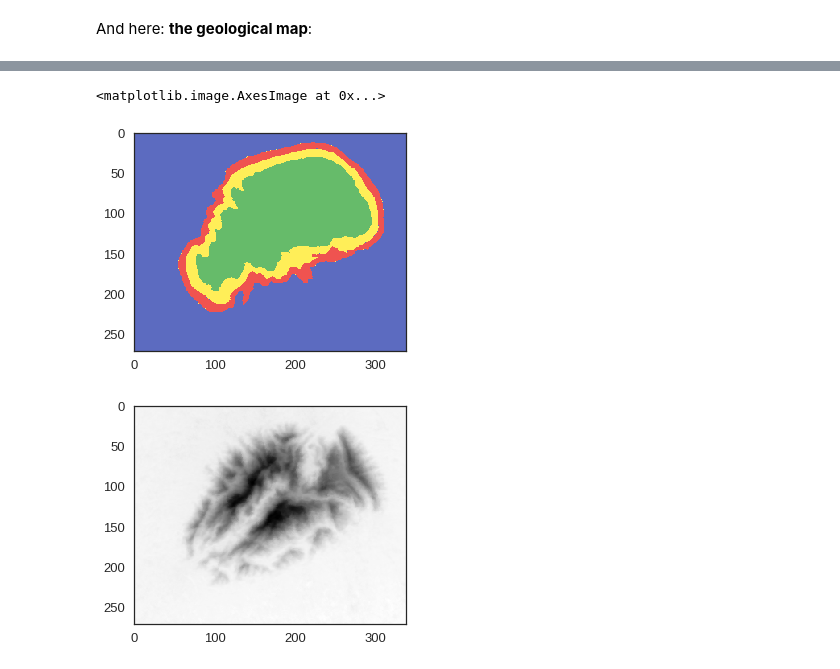
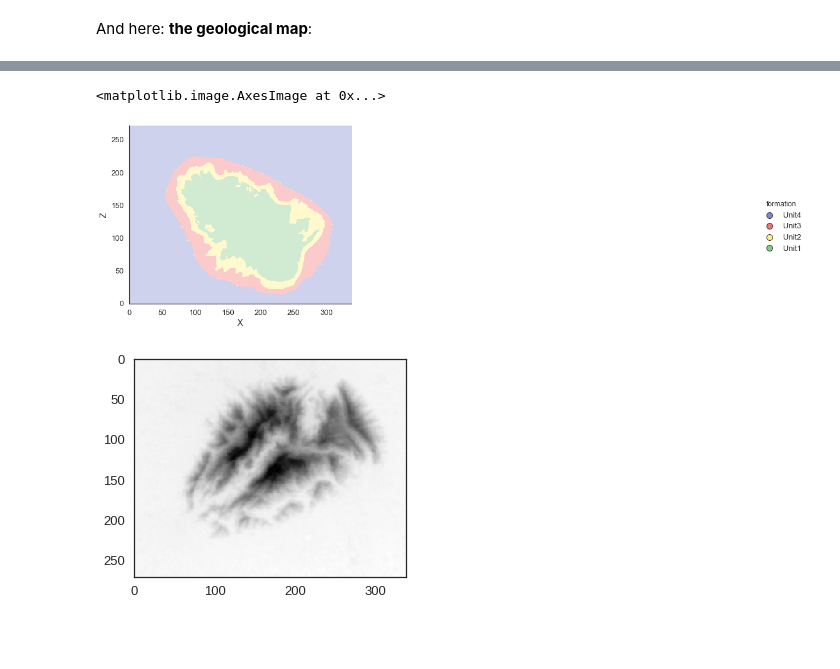
Before and after one commit to cgre-aachen/remote-geomod, a Jupyter notebook: notebooks/03_geological_modeling.ipynb, the cells around one changed output, grey strips where cells are left out. Drawn from its saved outputs; the diff is of its cells as text; code cells hidden in the pictures; blank space fills up the shorter version.

```diff
--- a/notebooks/03_geological_modeling.ipynb
+++ b/notebooks/03_geological_modeling.ipynb
@@ -142,8 +151,8 @@ dtm_E_min, dtm_E_max, dtm_N_min, dtm_N_max
 # define range for x, y - values
 X_range = np.arange(dtm_E_min, dtm_E_max, geoinformation[1])
 Y_range = np.arange(dtm_N_min, dtm_N_max, np.abs(geoinformation[5]))
-XX, YY = np.meshgrid(X_range, Y_range)
+XX, YY = np.meshgrid(X_range, Y_range, indexing="ij")
 # %% [markdown]
 Create list of input points for interpolation with gempy:
 # %%
-points = np.array(list(zip(XX.ravel(), YY.ravel(), dtm.ravel())))
+points = np.array(list(zip(XX.ravel(), YY.ravel(), dtm[::-1,:].T.ravel())))
@@ -162,8 +161,8 @@ Build basic gempy using _data_ extent (_resolution_ does not matter, as far as I
 # %%
 geo_data=gp.create_data(extent=[612000, 622000, 2472000, 2480000, -1000, 1000],
-                        resolution=[1, 1, 1],
+                        resolution=[339,271,1],
                         path_f = "../data/gempy_foliations.csv",
                         path_i = "../data/gempy_interfaces.csv")
 
 gp.set_series(geo_data, {"Default series": np.unique(geo_data.interfaces["formation"].values)},
-             order_formations = order_formations)
+             order_formations = order_formations, verbose=0)
@@ -188,23 +238,25 @@ And here: **the geological map**:
 # %%
-geo_map = lith_block[0].copy().reshape((271,339))
+geo_map = lith_block[0].copy().reshape((339,271))
 # adjust scale
 geo_map += 1
 # adjust misfits:
 geo_map[np.where(geo_map==5)] = 1
 geo_map[np.where(geo_map==6)] = 2
 geo_map[np.where(geo_map==7)] = 3
 geo_map[np.where(geo_map==8)] = 4
 geo_map[np.where(geo_map==1)] = 5
 geo_map -= 1
 # change to int for later use:
 geo_map = geo_map.astype('int16')
 # adjust orientation:
-geo_map = geo_map[::-1,:]
-plt.imshow(geo_map, cmap=gp.colors.cmap, norm=gp.colors.norm)
+#geo_map = geo_map[::-1,:]
+gp.plot_data(geo_data)
+plt.imshow(geo_map.T, cmap=gp.colors.cmap, norm=gp.colors.norm, alpha=.3, origin='up')
+
 # plt.colorbar()
 # %% [output]
 <matplotlib.image.AxesImage at 0x...>
-[figure, old version]
+[figure, new version]
 # %%
 import matplotlib.pyplot as plt
 plt.imshow(dtm)
```
Also changed, not shown: parts of 12 cells of this notebook, 1 other file.
